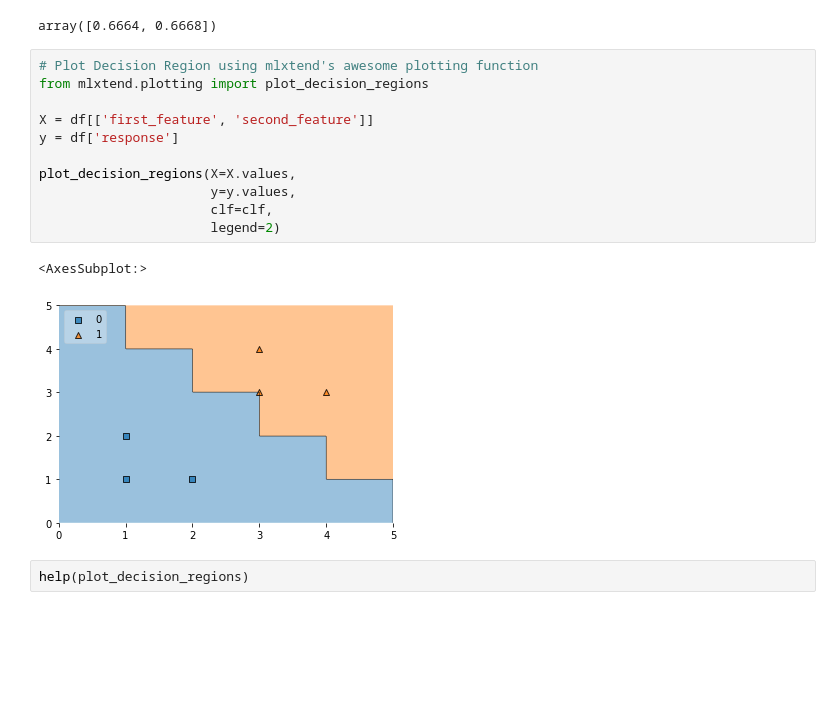
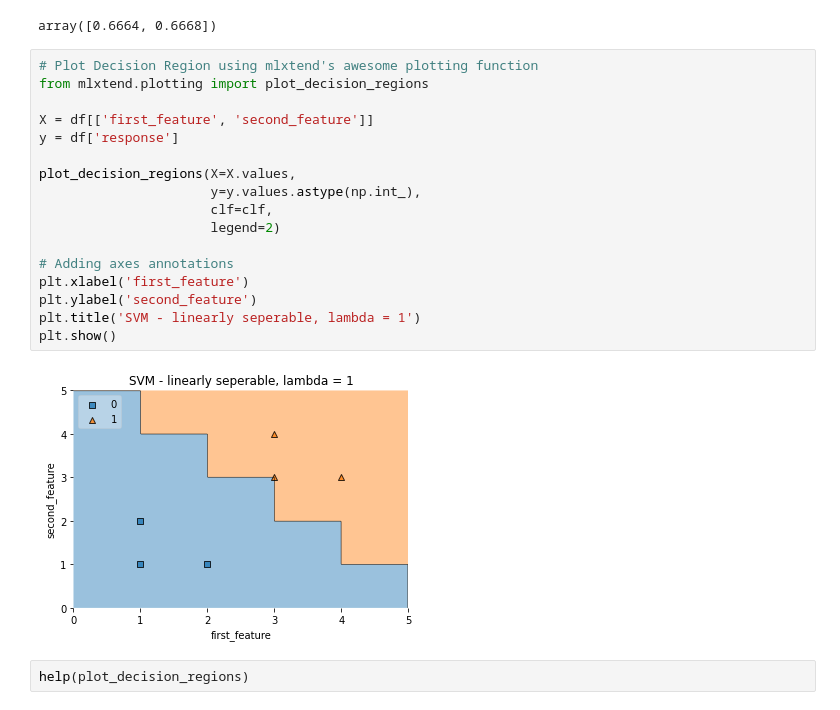
Before and after one commit to sfnxboy/342-2022-Python-Practice-lectures, a Jupyter notebook: Practice Notes/Python Practice Lecture 6 MATH 342W Queens College - KNN & SVM.ipynb, the cells around one changed output. Drawn from its saved outputs; the diff is of its cells as text; blank space fills up the shorter version.

```diff
--- a/Practice Notes/Python Practice Lecture 6 MATH 342W Queens College - KNN & SVM.ipynb
+++ b/Practice Notes/Python Practice Lecture 6 MATH 342W Queens College - KNN & SVM.ipynb
@@ -756,17 +756,22 @@ array([0.6664, 0.6668])
 # %%
 # Plot Decision Region using mlxtend's awesome plotting function
 from mlxtend.plotting import plot_decision_regions
 
 X = df[['first_feature', 'second_feature']]
 y = df['response']
 
 plot_decision_regions(X=X.values,
-                      y=y.values,
+                      y=y.values.astype(np.int_),
                       clf=clf,
                       legend=2)
+
+# Adding axes annotations
+plt.xlabel('first_feature')
+plt.ylabel('second_feature')
+plt.title('SVM - linearly seperable, lambda = 1')
+plt.show()
 # %% [output]
-<AxesSubplot:>
-[figure, old version]
+[figure, new version]
 # %%
 help(plot_decision_regions)
 # %% [output]
```
Also changed, not shown: parts of 3 cells of this notebook.
